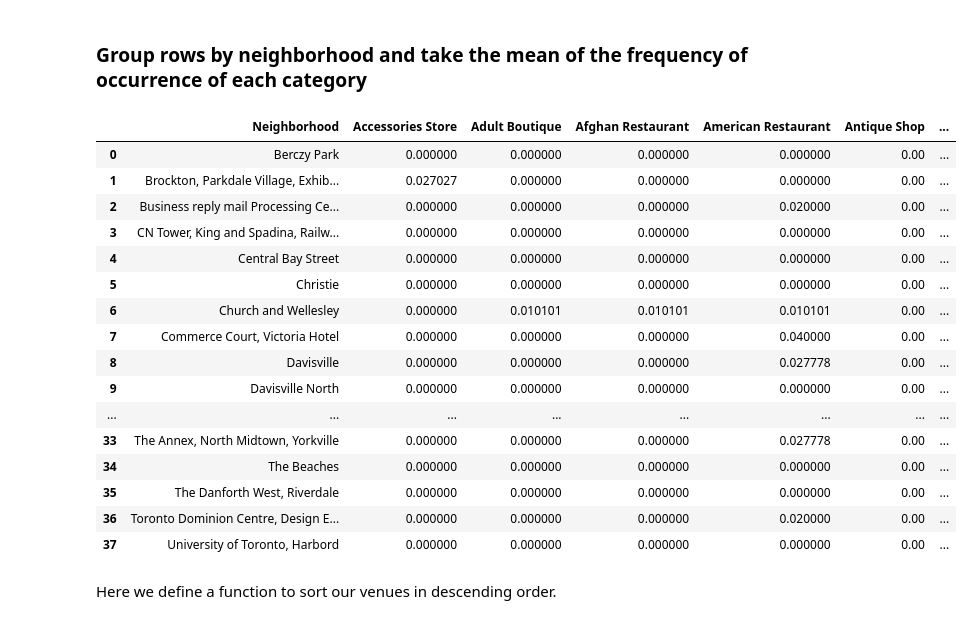
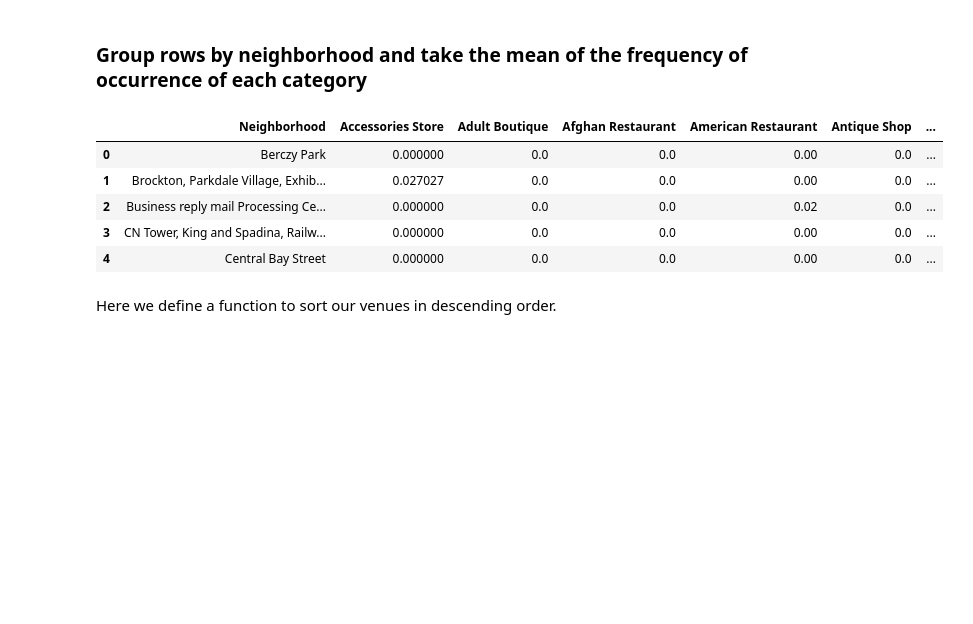
Before and after one commit to JesterCharles/Coursera_Capstone, a Jupyter notebook: Coursera_Capstone_Project.ipynb, the cells around one changed output. Drawn from its saved outputs; the diff is of its cells as text; code cells hidden in the pictures; blank space fills up the shorter version.

```diff
--- a/Coursera_Capstone_Project.ipynb
+++ b/Coursera_Capstone_Project.ipynb
@@ -388,25 +336,14 @@ toronto_onehot.head()
 ### Group rows by neighborhood and take the mean of the frequency of occurrence of each category
 # %%
 toronto_grouped = toronto_onehot.groupby('Neighborhood').mean().reset_index()
-toronto_grouped
+toronto_grouped.head()
 # %% [output]
 |  | Neighborhood | Accessories Store | Adult Boutique | Afghan Restaurant | American Restaurant | Antique Shop | ... |
-| 0 | Berczy Park | 0.000000 | 0.000000 | 0.000000 | 0.000000 | 0.00 | ... |
-| 1 | Brockton, Parkdale Village, Exhib... | 0.027027 | 0.000000 | 0.000000 | 0.000000 | 0.00 | ... |
-| 2 | Business reply mail Processing Ce... | 0.000000 | 0.000000 | 0.000000 | 0.020000 | 0.00 | ... |
-| 3 | CN Tower, King and Spadina, Railw... | 0.000000 | 0.000000 | 0.000000 | 0.000000 | 0.00 | ... |
-| 4 | Central Bay Street | 0.000000 | 0.000000 | 0.000000 | 0.000000 | 0.00 | ... |
-| 5 | Christie | 0.000000 | 0.000000 | 0.000000 | 0.000000 | 0.00 | ... |
-| 6 | Church and Wellesley | 0.000000 | 0.010101 | 0.010101 | 0.010101 | 0.00 | ... |
-| 7 | Commerce Court, Victoria Hotel | 0.000000 | 0.000000 | 0.000000 | 0.040000 | 0.00 | ... |
-| 8 | Davisville | 0.000000 | 0.000000 | 0.000000 | 0.027778 | 0.00 | ... |
-| 9 | Davisville North | 0.000000 | 0.000000 | 0.000000 | 0.000000 | 0.00 | ... |
-| ... | ... | ... | ... | ... | ... | ... | ... |
-| 33 | The Annex, North Midtown, Yorkville | 0.000000 | 0.000000 | 0.000000 | 0.027778 | 0.00 | ... |
-| 34 | The Beaches | 0.000000 | 0.000000 | 0.000000 | 0.000000 | 0.00 | ... |
-| 35 | The Danforth West, Riverdale | 0.000000 | 0.000000 | 0.000000 | 0.000000 | 0.00 | ... |
-| 36 | Toronto Dominion Centre, Design E... | 0.000000 | 0.000000 | 0.000000 | 0.020000 | 0.00 | ... |
-| 37 | University of Toronto, Harbord | 0.000000 | 0.000000 | 0.000000 | 0.000000 | 0.00 | ... |
+| 0 | Berczy Park | 0.000000 | 0.0 | 0.0 | 0.00 | 0.0 | ... |
+| 1 | Brockton, Parkdale Village, Exhib... | 0.027027 | 0.0 | 0.0 | 0.00 | 0.0 | ... |
+| 2 | Business reply mail Processing Ce... | 0.000000 | 0.0 | 0.0 | 0.02 | 0.0 | ... |
+| 3 | CN Tower, King and Spadina, Railw... | 0.000000 | 0.0 | 0.0 | 0.00 | 0.0 | ... |
+| 4 | Central Bay Street | 0.000000 | 0.0 | 0.0 | 0.00 | 0.0 | ... |
 # %% [markdown]
 Here we define a function to sort our venues in descending order.
 # %%
```
Also changed, not shown: parts of 4 cells of this notebook.
